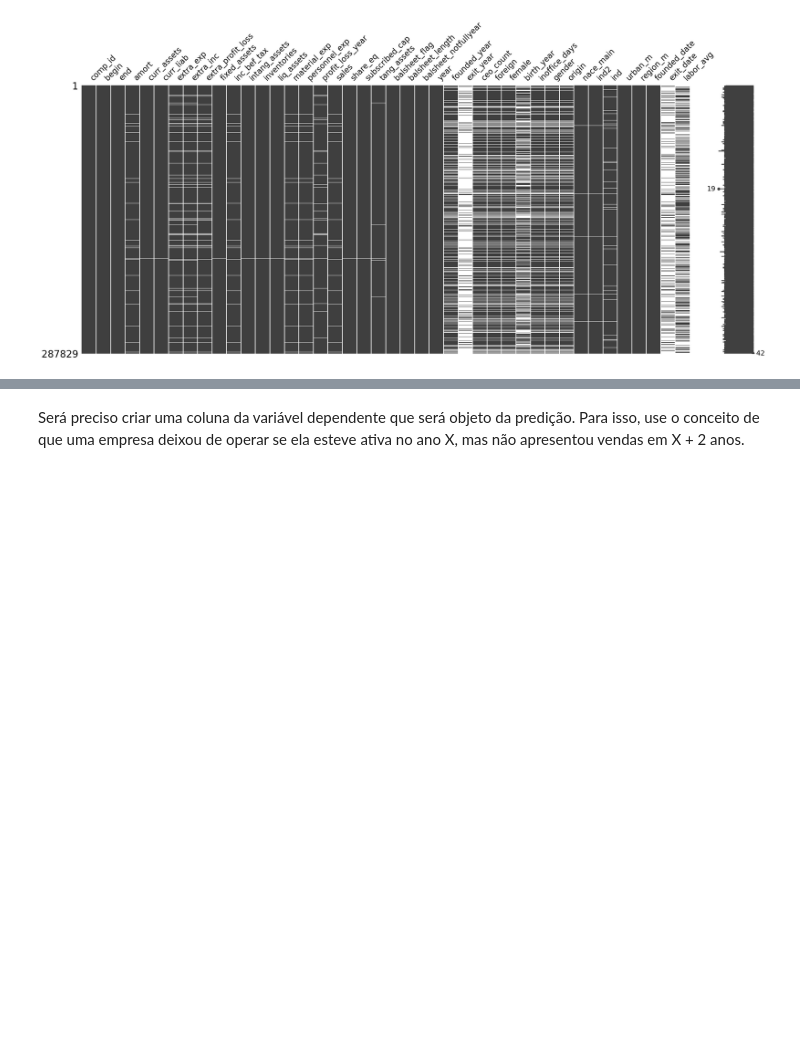
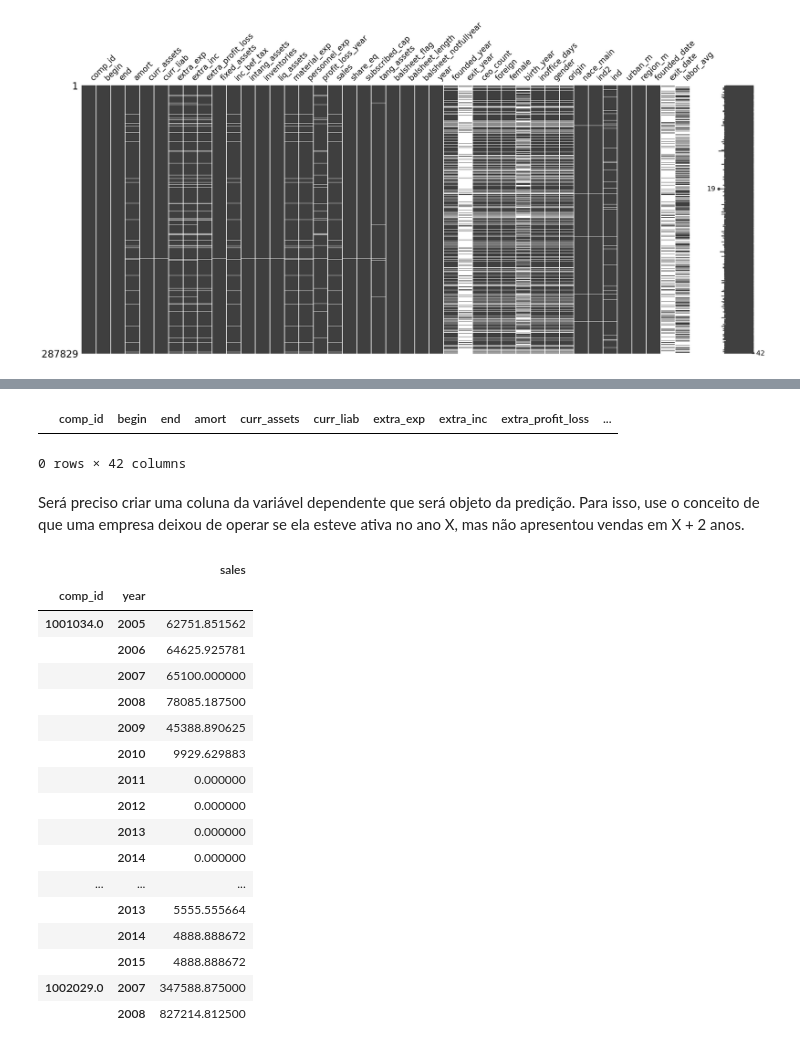
Before and after one commit to AntonioInsper/Projeto-Integrador-Insper, a Jupyter notebook: Projeto Integrador.ipynb, the cells around one changed output, grey strips where cells are left out. Cells and saved outputs as stored; diff of their text form; code cells hidden in the pictures; blank space fills up the shorter version.

```diff
--- a/Projeto Integrador.ipynb
+++ b/Projeto Integrador.ipynb
@@ -64,4 +48,32 @@ df_filter
+# %%
+df_filter[df_filter['year'] == 2016]
+# %% [output]
+|  | comp_id | begin | end | amort | curr_assets | curr_liab | extra_exp | extra_inc | extra_profit_loss | ... |
+0 rows × 42 columns
 # %% [markdown]
 Será preciso criar uma coluna da variável dependente que será objeto da predição.
 Para isso, use o conceito de que uma empresa deixou de operar se ela esteve ativa no
 ano X, mas não apresentou vendas em X + 2 anos.
+# %%
+df_group = df_filter.groupby(['comp_id','year']).sum()[['sales']]
+
+df_group.head(20)
+# %% [output]
+|  |  | sales |
+| comp_id | year |  |
+| 1001034.0 | 2005 | 62751.851562 |
+|  | 2006 | 64625.925781 |
+|  | 2007 | 65100.000000 |
+|  | 2008 | 78085.187500 |
+|  | 2009 | 45388.890625 |
+|  | 2010 | 9929.629883 |
+|  | 2011 | 0.000000 |
+|  | 2012 | 0.000000 |
+|  | 2013 | 0.000000 |
+|  | 2014 | 0.000000 |
+| ... | ... | ... |
+|  | 2013 | 5555.555664 |
+|  | 2014 | 4888.888672 |
+|  | 2015 | 4888.888672 |
+| 1002029.0 | 2007 | 347588.875000 |
+|  | 2008 | 827214.812500 |
```
Also changed, not shown: parts of 7 cells of this notebook.
